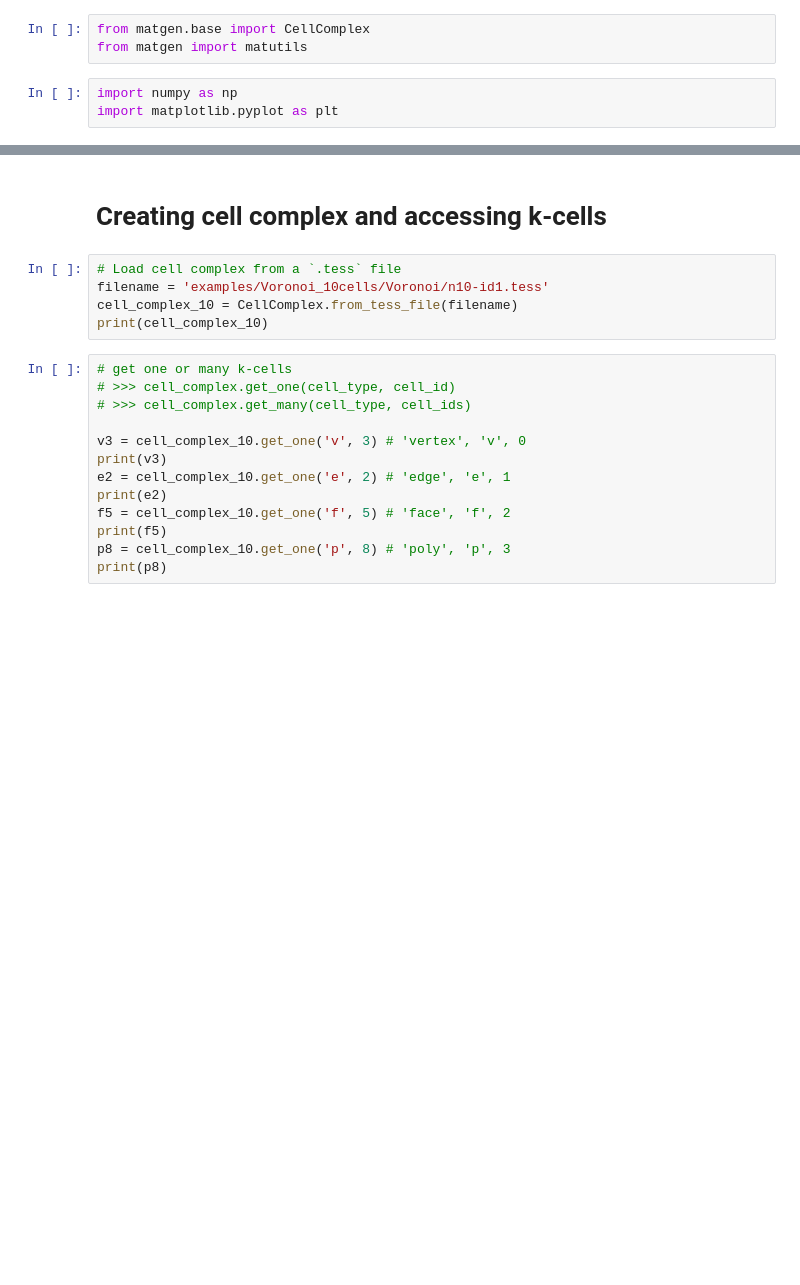
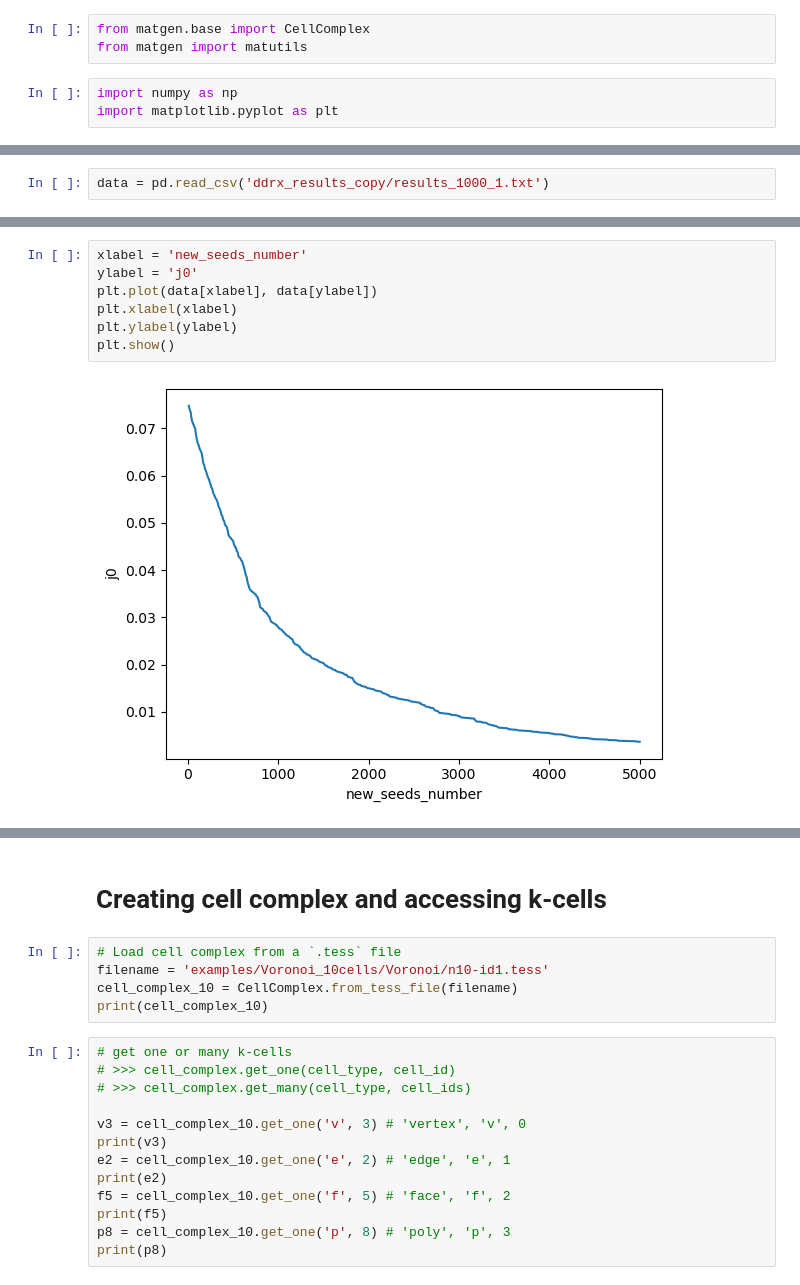
Before and after one commit to PRISBteam/Voronoi_PCC_Analyser, a Jupyter notebook: Examples.ipynb, the cells around one changed output, grey strips where cells are left out. Saved outputs shown, nothing was run; the diff lists cells and outputs as text; blank space fills up the shorter version.

Commit message:
add ddrx results

```diff
--- a/Examples.ipynb
+++ b/Examples.ipynb
@@ -6,0 +14,2 @@ import matplotlib.pyplot as plt
+# %%
+data = pd.read_csv('ddrx_results_copy/results_1000_1.txt')
@@ -6,0 +34,9 @@ import matplotlib.pyplot as plt
+# %%
+xlabel = 'new_seeds_number'
+ylabel = 'j0'
+plt.plot(data[xlabel], data[ylabel])
+plt.xlabel(xlabel)
+plt.ylabel(ylabel)
+plt.show()
+# %% [output]
+[figure, added]
```
Also changed, not shown: parts of 20 cells of this notebook, 7 other files.
